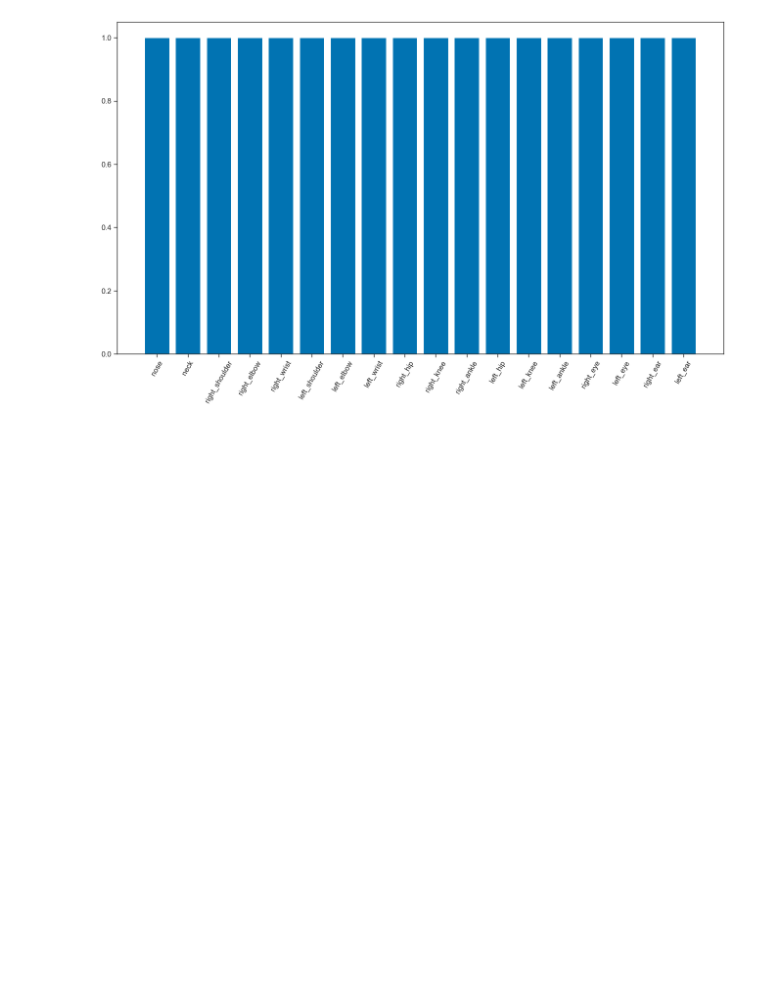
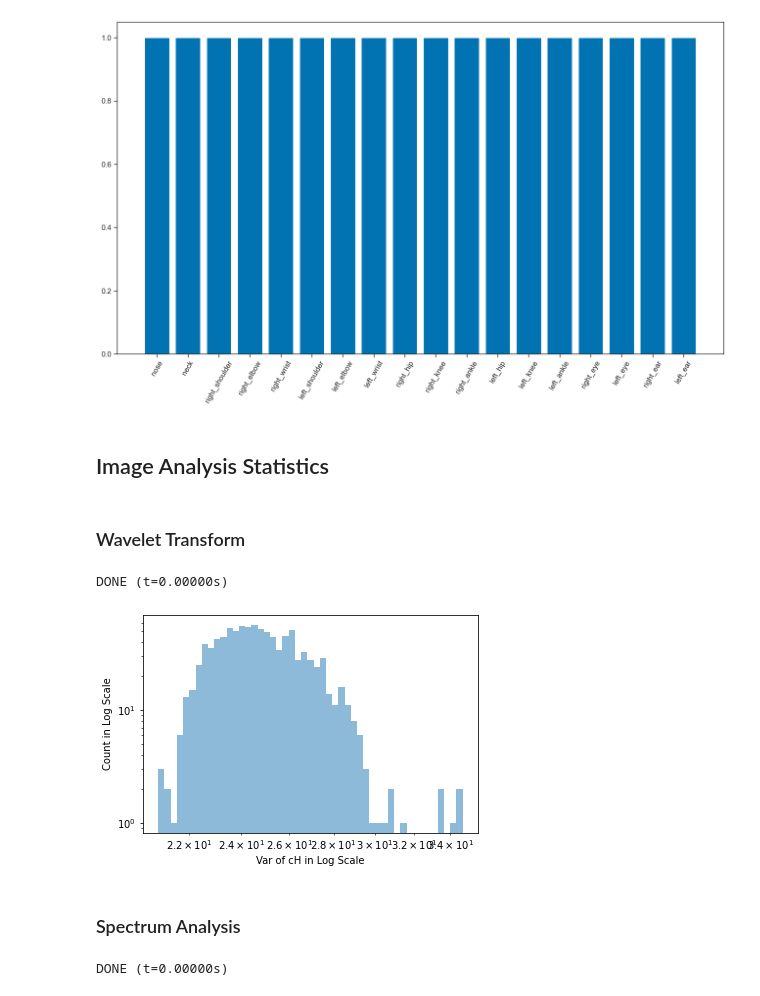
Before and after one commit to Unity-Technologies/pysolotools, a Jupyter notebook: examples/Solo_Stats.ipynb, the cells around one changed output. Drawn from its saved outputs; the diff is of its cells as text; code cells hidden in the pictures; blank space fills up the shorter version.

```diff
--- a/examples/Solo_Stats.ipynb
+++ b/examples/Solo_Stats.ipynb
@@ -196,3 +196,26 @@ plt.xticks(rotation=60)
 plt.show()
 # %% [output]
 [figure]
+# %% [markdown]
+## Image Analysis Statistics
+# %% [markdown]
+### Wavelet Transform
+# %%
+horizontal_coeff, vertical_coeff, diagonal_coeff = stats.get_wt_coeffs_var()
+# %% [output]
+DONE (t=0.00000s)
+# %%
+plt.hist(horizontal_coeff, bins=np.logspace(np.log10(min(horizontal_coeff)), np.log10(max(horizontal_coeff))), label='', alpha=0.5)
+plt.xscale("log")
+plt.yscale("log")
+plt.xlabel("Var of cH in Log Scale")
+plt.ylabel("Count in Log Scale")
+plt.show()
+# %% [output]
+[figure, added]
+# %% [markdown]
+### Spectrum Analysis
+# %%
+avg_psd_1d, std_psd_1d = stats.get_average_psd_1d()
+# %% [output]
+DONE (t=0.00000s)
```
Also changed, not shown: parts of 5 cells of this notebook.
